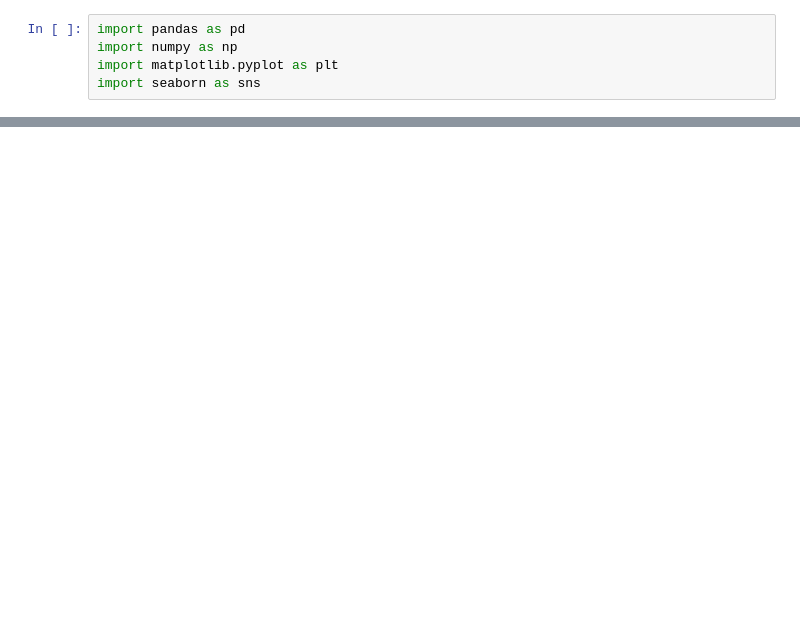
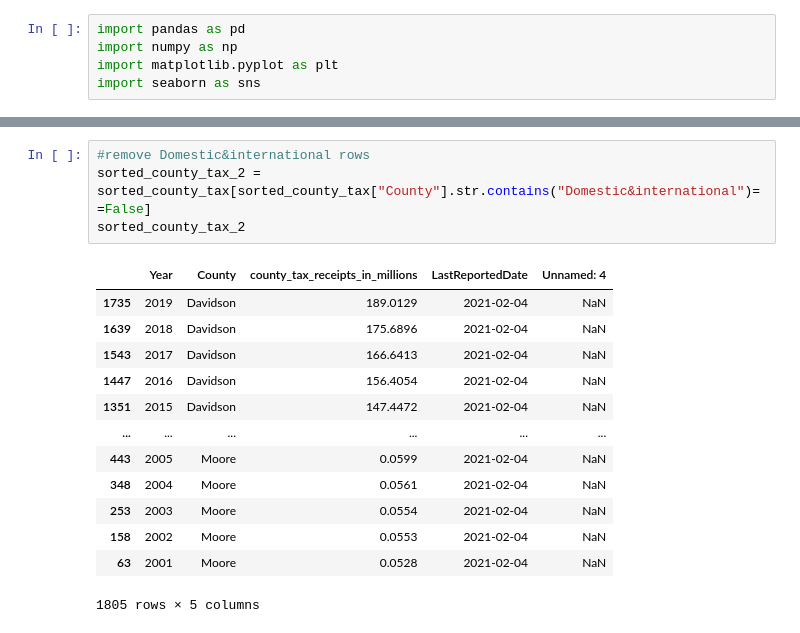
Before and after one commit to Tara-Nicole-Data/archaeological-sites-and-tourism-economic-impact, a Jupyter notebook: notebooks/tourism_analysis.ipynb, the cells around one changed output, grey strips where cells are left out. Drawn from its saved outputs; the diff is of its cells as text; blank space fills up the shorter version.

```diff
--- a/notebooks/tourism_analysis.ipynb
+++ b/notebooks/tourism_analysis.ipynb
@@ -14,0 +59,18 @@ sorted_county_tax
+# %%
+#remove Domestic&international rows
+sorted_county_tax_2 = sorted_county_tax[sorted_county_tax["County"].str.contains("Domestic&international")==False]
+sorted_county_tax_2
+# %% [output]
+|  | Year | County | county_tax_receipts_in_millions | LastReportedDate | Unnamed: 4 |
+| 1735 | 2019 | Davidson | 189.0129 | 2021-02-04 | NaN |
+| 1639 | 2018 | Davidson | 175.6896 | 2021-02-04 | NaN |
+| 1543 | 2017 | Davidson | 166.6413 | 2021-02-04 | NaN |
+| 1447 | 2016 | Davidson | 156.4054 | 2021-02-04 | NaN |
+| 1351 | 2015 | Davidson | 147.4472 | 2021-02-04 | NaN |
+| ... | ... | ... | ... | ... | ... |
+| 443 | 2005 | Moore | 0.0599 | 2021-02-04 | NaN |
+| 348 | 2004 | Moore | 0.0561 | 2021-02-04 | NaN |
+| 253 | 2003 | Moore | 0.0554 | 2021-02-04 | NaN |
+| 158 | 2002 | Moore | 0.0553 | 2021-02-04 | NaN |
+| 63 | 2001 | Moore | 0.0528 | 2021-02-04 | NaN |
+1805 rows × 5 columns
```
Also changed, not shown: parts of 27 cells of this notebook, 2 other files.
